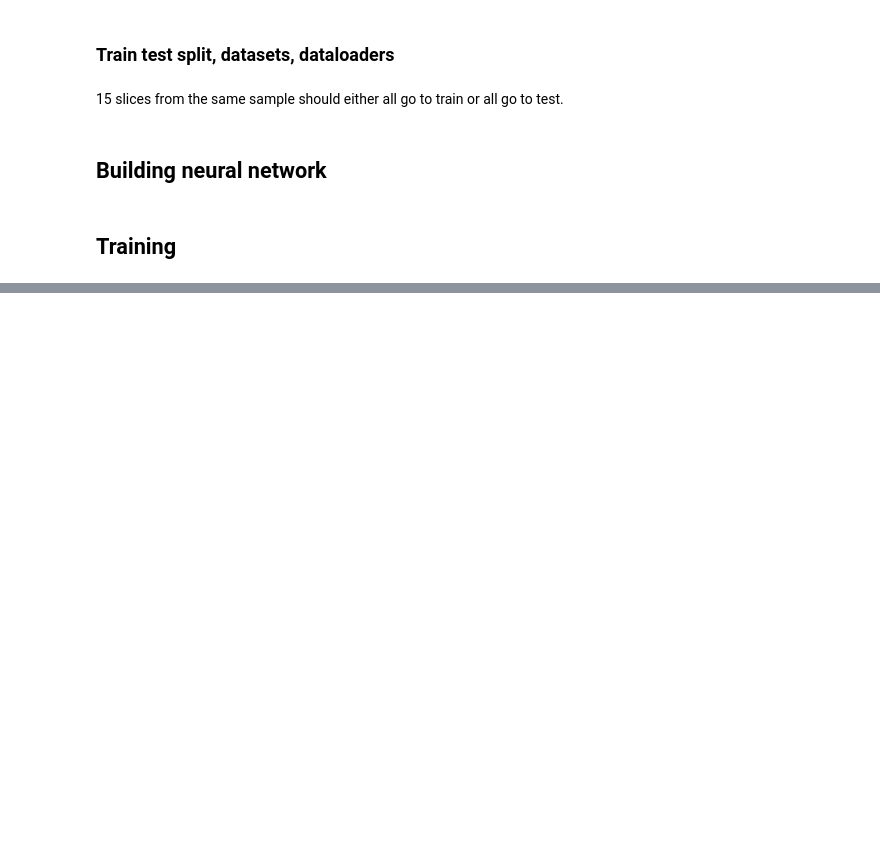
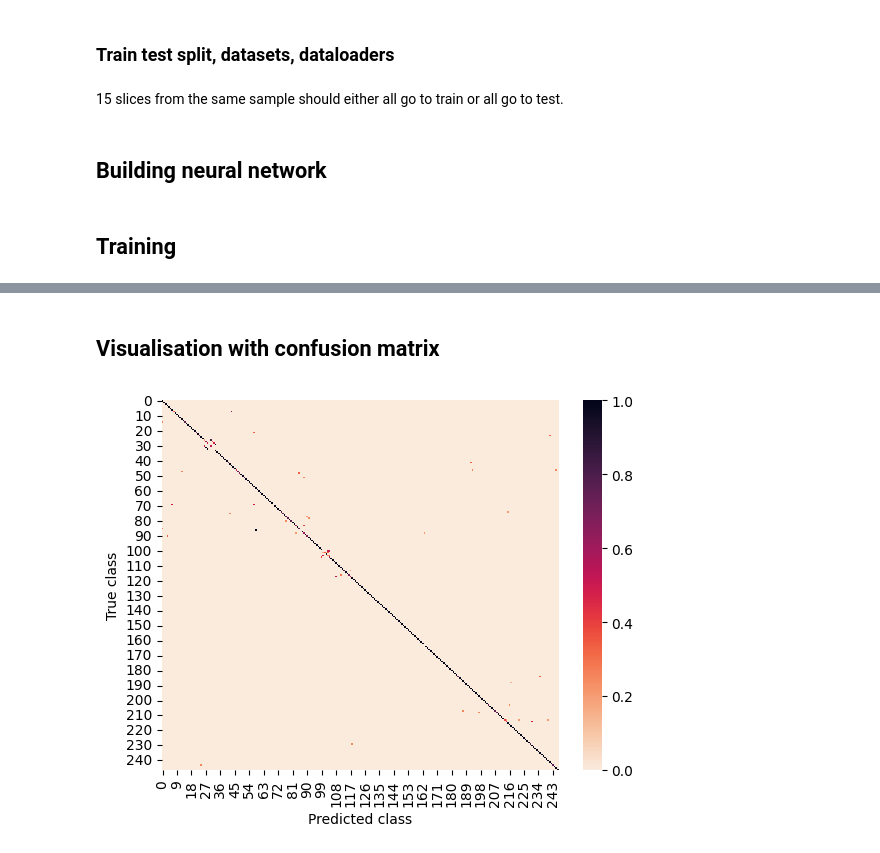
Before and after one commit to BDomzal/inks, a Jupyter notebook: notebooks/inks_classification_nn.ipynb, the cells around one changed output, grey strips where cells are left out. Drawn from its saved outputs; the diff is of its cells as text; code cells hidden in the pictures; blank space fills up the shorter version.

```diff
--- a/notebooks/inks_classification_nn.ipynb
+++ b/notebooks/inks_classification_nn.ipynb
@@ -150,10 +152,10 @@ y_test = y[partition['test']]
 class InksDataset(Dataset):
     def __init__(self, X, y):
         self.X = X
-        self.y =y
+        self.y = y
 
     def __getitem__(self, index):
-        return X[index, :], y[index, :]
+        return self.X[index, :], self.y[index, :]
 
     def __len__(self):
         assert self.X.shape[0] == self.y.shape[0]
@@ -166,9 +168,9 @@ test_dataset = InksDataset(X=X_test, y=y_test)
 # loader = DataLoader(list(zip(X_train, y_train)), shuffle=True, batch_size=100)
 # test_loader = DataLoader(list(zip(X_test, y_test)))
 
-train_loader = DataLoader(train_dataset, shuffle=False, batch_size=100)
-val_loader = DataLoader(val_dataset, shuffle=False)
-test_loader = DataLoader(test_dataset, shuffle=False)
+train_loader = DataLoader(train_dataset, shuffle=True, batch_size=100)
+val_loader = DataLoader(val_dataset, shuffle=True)
+test_loader = DataLoader(test_dataset, shuffle=True)
 # %% [markdown]
 ## Building neural network
 # %%
@@ -181,7 +183,7 @@ class InksNet(nn.Module):
         nn.ReLU(),
         nn.Linear(50, 50),
         nn.ReLU(),
-        nn.Linear(50, y.shape[1]))
+        nn.Linear(50, out_features))
     def forward(self, x):
         return self.seq(x)
 # %% [markdown]
@@ -311,3 +323,19 @@ acc
 #(29,50), Dropout, (50,50), (50, y.shape[1]), real, keep_sample_together=True, remove_outliers=False, 1000 epoch, lr=0.0001, Adam: acc=0.80
 #(29,50), (50,50), (50, y.shape[1]), real, keep_sample_together=True, remove_outliers=False, 2000 epoch, lr=0.0001, Adam: acc=0.980
 #(29,50), (50,50), (50, y.shape[1]), simulated, keep_sample_together=True, remove_outliers=False, 2000 epoch, lr=0.0001, Adam: acc=0.912
+# %% [markdown]
+## Visualisation with confusion matrix
+# %%
+model.eval()
+correct = 0
+labels_saved = []
+outputs_saved = []
+for i, tdata in enumerate(test_loader):
+    inputs, labels = tdata
+    outputs = model(inputs)
+    outputs_class = nn.functional.softmax(outputs).argmax()
+    outputs_saved.append(int(outputs_class))
+    labels_class = labels.argmax()
+    labels_saved.append(int(labels_class))
+    correct += (outputs_class == labels_class)*1
+acc = float(correct / len(test_loader))
@@ -313,0 +344,8 @@ acc
+# %%
+conf_mat = sklearn.metrics.confusion_matrix(labels_saved, outputs_saved, normalize='true')
+sns.heatmap(conf_mat, cmap=sns.cm.rocket_r)
+plt.ylabel('True class')
+plt.xlabel('Predicted class')
+plt.savefig('../results/visualisations/heatmap_'+real_or_simulated+'.png')
+# %% [output]
+[figure, added]
```
Also changed, not shown: parts of 15 cells of this notebook, 4 other files.
